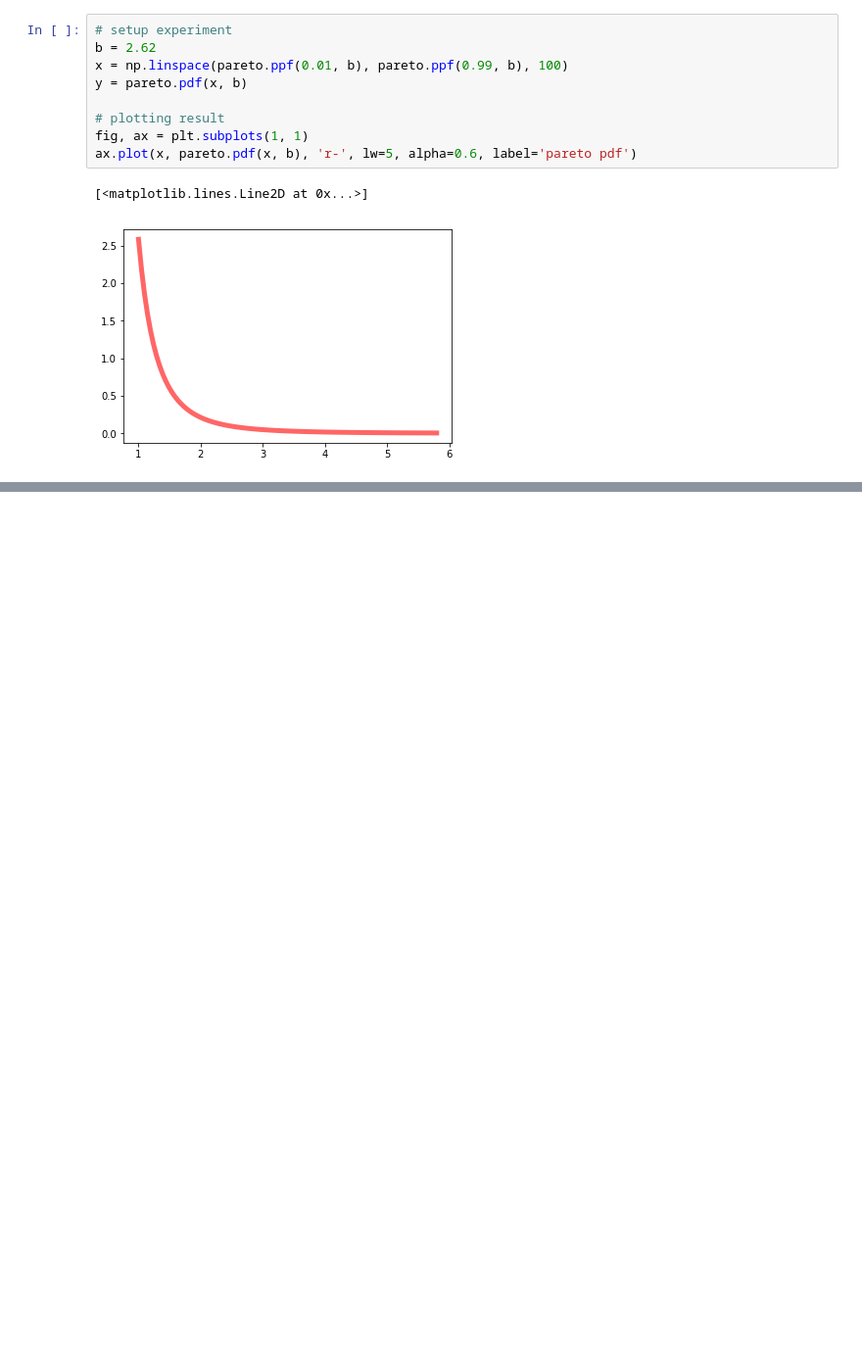
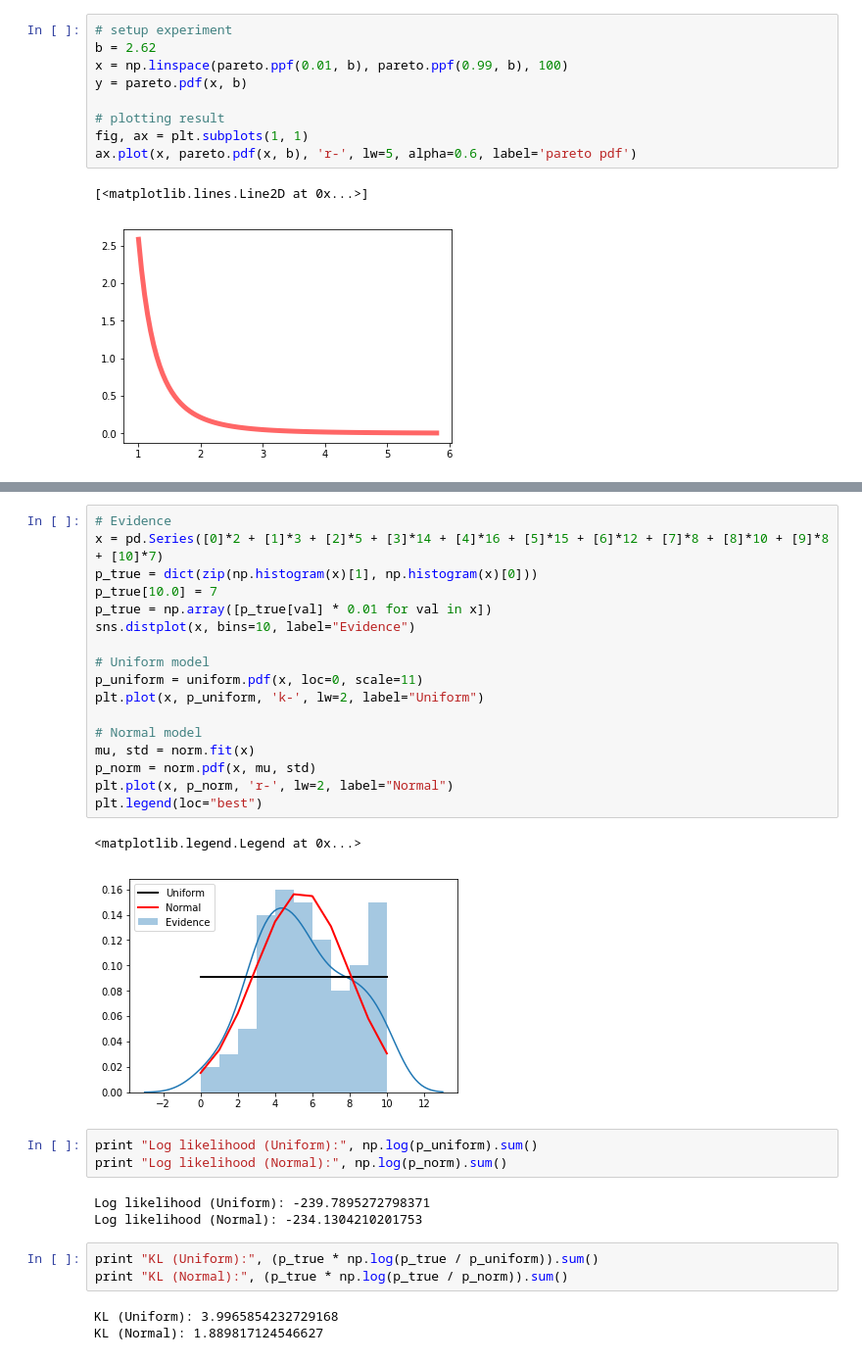
Before and after one commit to Jane-Tran/hong_notebooks, a Jupyter notebook: python/basic_distribution.ipynb, the cells around one changed output, grey strips where cells are left out. Shown at 98% size. Cells and saved outputs as stored; diff of their text form; blank space fills up the shorter version.

```diff
--- a/python/basic_distribution.ipynb
+++ b/python/basic_distribution.ipynb
@@ -265,0 +272,32 @@ ax.plot(x, pareto.pdf(x, b), 'r-', lw=5, alpha=0.6, label='pareto pdf')
+# %%
+# Evidence
+x = pd.Series([0]*2 + [1]*3 + [2]*5 + [3]*14 + [4]*16 + [5]*15 + [6]*12 + [7]*8 + [8]*10 + [9]*8 + [10]*7)
+p_true = dict(zip(np.histogram(x)[1], np.histogram(x)[0]))
+p_true[10.0] = 7
+p_true = np.array([p_true[val] * 0.01 for val in x])
+sns.distplot(x, bins=10, label="Evidence")
+
+# Uniform model
+p_uniform = uniform.pdf(x, loc=0, scale=11)
+plt.plot(x, p_uniform, 'k-', lw=2, label="Uniform")
+
+# Normal model
+mu, std = norm.fit(x)
+p_norm = norm.pdf(x, mu, std)
+plt.plot(x, p_norm, 'r-', lw=2, label="Normal")
+plt.legend(loc="best")
+# %% [output]
+<matplotlib.legend.Legend at 0x...>
+[figure, added]
+# %%
+print "Log likelihood (Uniform):", np.log(p_uniform).sum()
+print "Log likelihood (Normal):", np.log(p_norm).sum()
+# %% [output]
+Log likelihood (Uniform): -239.7895272798371
+Log likelihood (Normal): -234.1304210201753
+# %%
+print "KL (Uniform):", (p_true * np.log(p_true / p_uniform)).sum()
+print "KL (Normal):", (p_true * np.log(p_true / p_norm)).sum()
+# %% [output]
+KL (Uniform): 3.9965854232729168
+KL (Normal): 1.889817124546627
```
Also changed, not shown: parts of 2 cells of this notebook.
